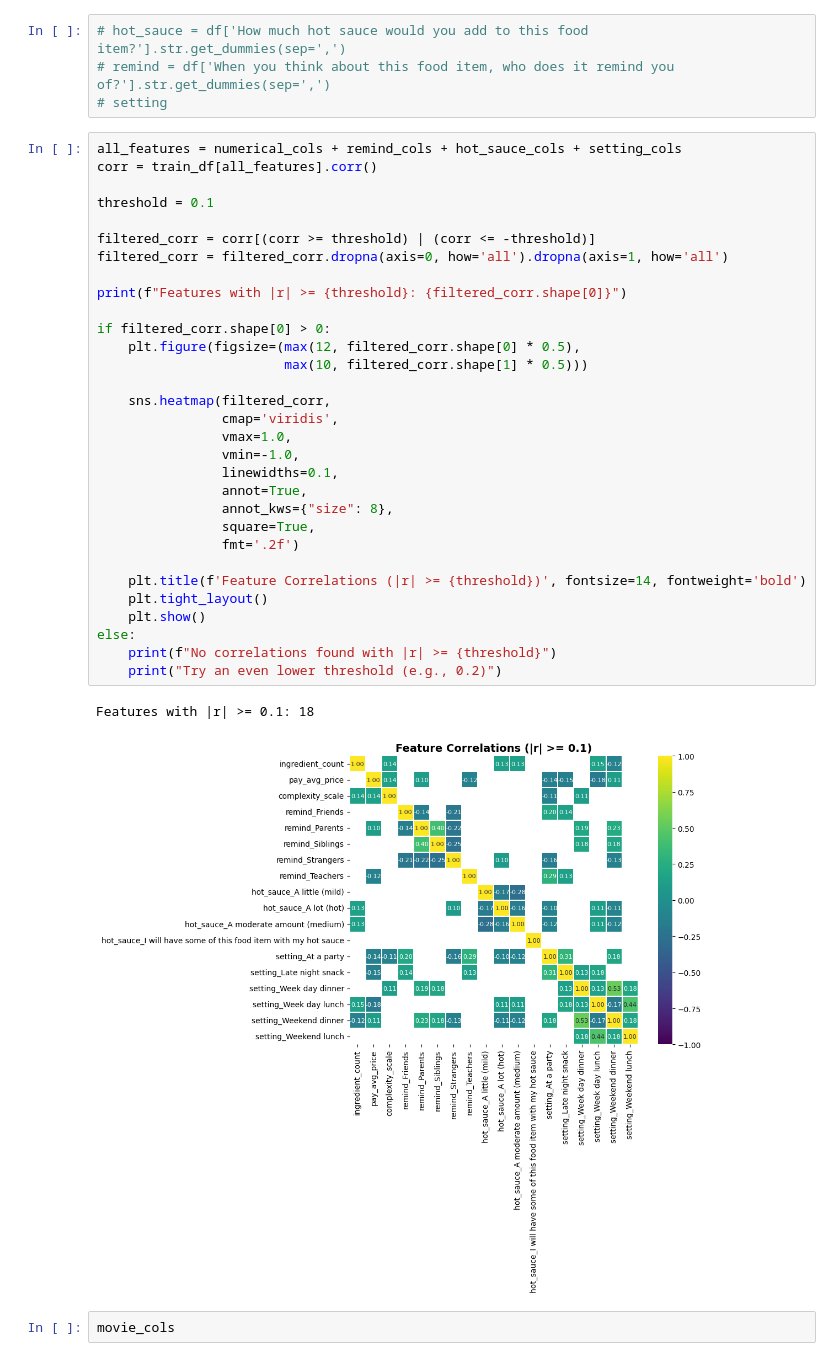
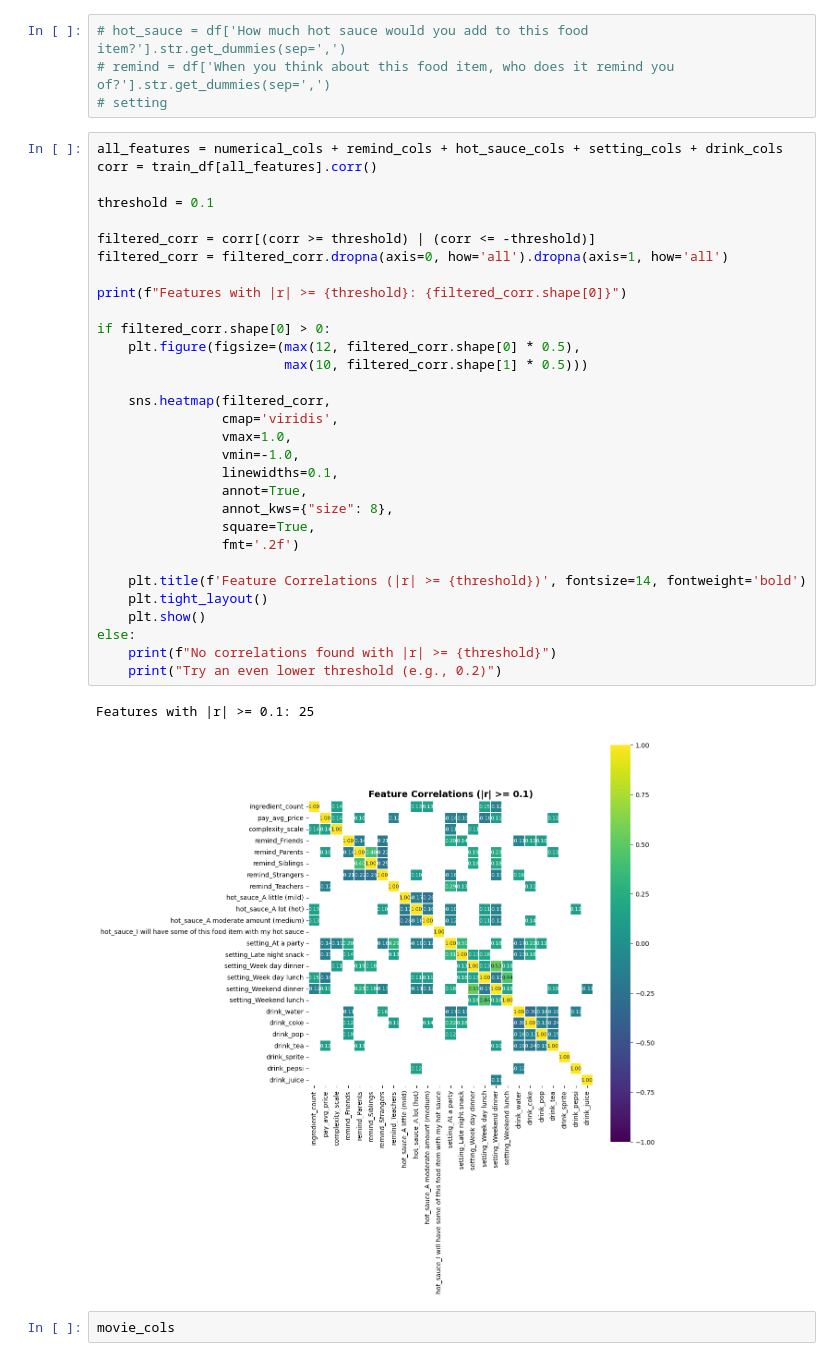
Before and after one commit to btn-1/end-to-end-ml, a Jupyter notebook: endtoend.ipynb, the cells around one changed output. Cells and saved outputs as stored; diff of their text form.

```diff
--- a/endtoend.ipynb
+++ b/endtoend.ipynb
@@ -1318,39 +1552,39 @@ Shawarma:
 # remind = df['When you think about this food item, who does it remind you of?'].str.get_dummies(sep=',')
 # setting
 # %%
-all_features = numerical_cols + remind_cols + hot_sauce_cols + setting_cols
+all_features = numerical_cols + remind_cols + hot_sauce_cols + setting_cols + drink_cols
 corr = train_df[all_features].corr()
 
 threshold = 0.1
 
 filtered_corr = corr[(corr >= threshold) | (corr <= -threshold)]
 filtered_corr = filtered_corr.dropna(axis=0, how='all').dropna(axis=1, how='all')
 
 print(f"Features with |r| >= {threshold}: {filtered_corr.shape[0]}")
 
 if filtered_corr.shape[0] > 0:
     plt.figure(figsize=(max(12, filtered_corr.shape[0] * 0.5),
                         max(10, filtered_corr.shape[1] * 0.5)))
 
     sns.heatmap(filtered_corr,
                 cmap='viridis',
                 vmax=1.0,
                 vmin=-1.0,
                 linewidths=0.1,
                 annot=True,
                 annot_kws={"size": 8},
                 square=True,
                 fmt='.2f')
 
     plt.title(f'Feature Correlations (|r| >= {threshold})', fontsize=14, fontweight='bold')
     plt.tight_layout()
     plt.show()
 else:
     print(f"No correlations found with |r| >= {threshold}")
     print("Try an even lower threshold (e.g., 0.2)")
 # %% [output]
-Features with |r| >= 0.1: 18
+Features with |r| >= 0.1: 25
-[figure, old version]
+[figure, new version]
 # %%
 movie_cols
 # %% [output]
```
Also changed, not shown: parts of 15 cells of this notebook.
